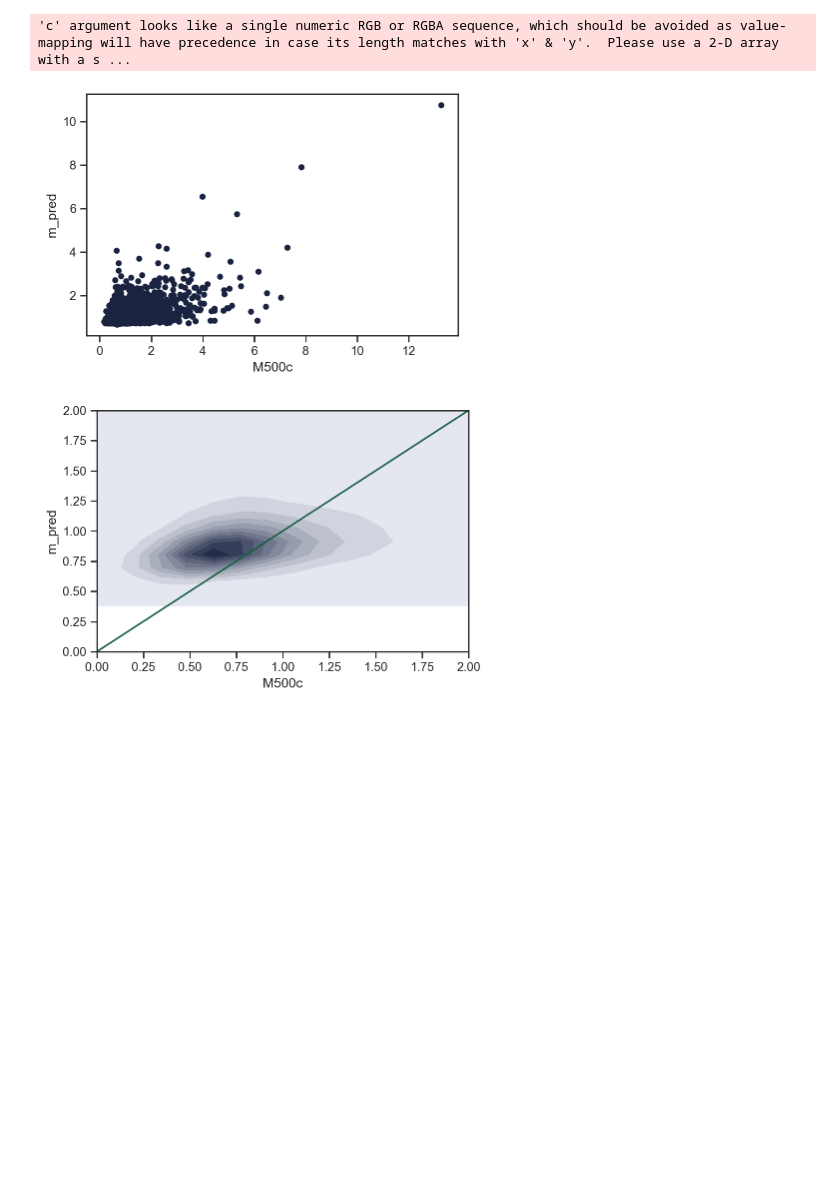
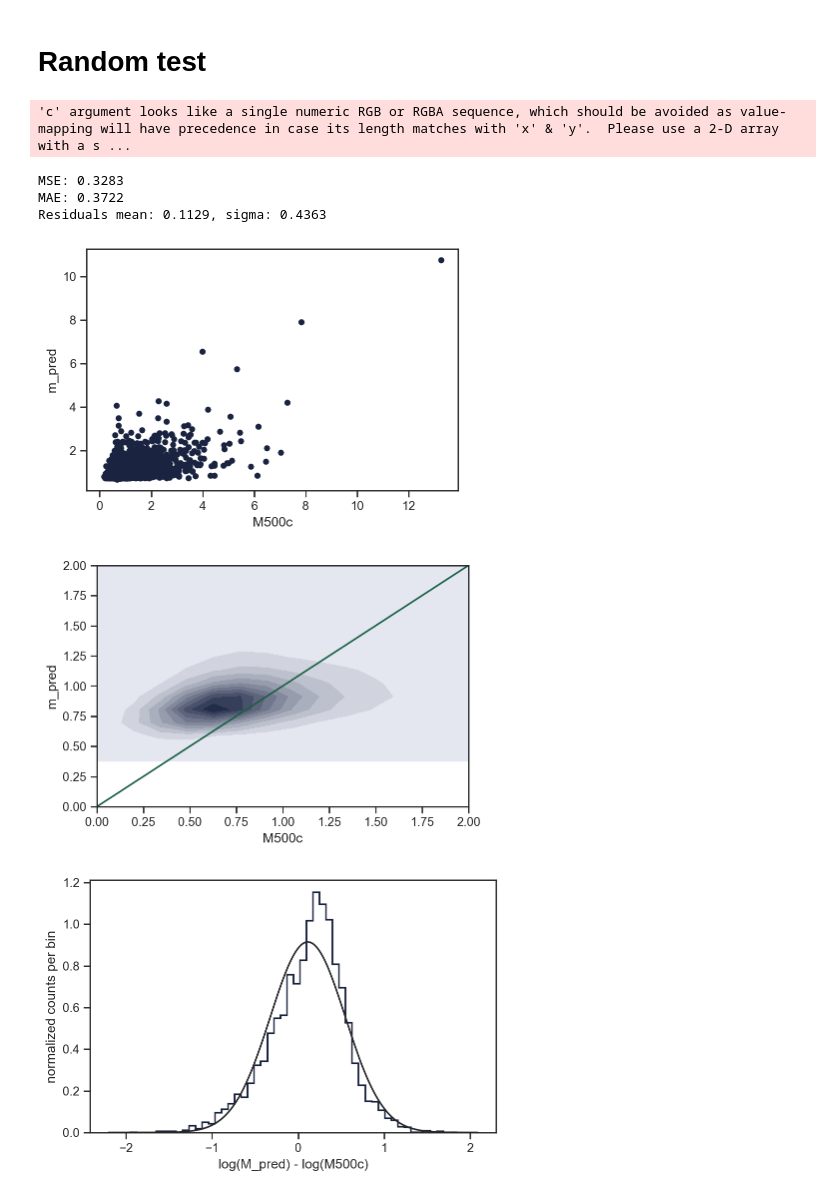
Before and after one commit to snakoneczny/cmb-lensing, a Jupyter notebook: results.ipynb, the cells around one changed output. Cells and saved outputs as stored; diff of their text form; code cells hidden in the pictures; blank space fills up the shorter version.

```diff
--- a/results.ipynb
+++ b/results.ipynb
@@ -19,12 +58,13 @@ sns.set_palette('cubehelix')
+# %% [markdown]
+# Random test
 # %%
-# Mass relevant test
 exp_output = pd.read_csv('predictions/2019-07-19_14:35:31_random_test.csv')
-evaluate(exp_output.loc[], mass_max=2)
+evaluate(exp_output, mass_max=2)
+# %% [output]
+'c' argument looks like a single numeric RGB or RGBA sequence, which should be avoided as value-mapping will have precedence in case its length matches with 'x' & 'y'.  Please use a 2-D array with a s ...
+MSE: 0.3283
+MAE: 0.3722
+Residuals mean: 0.1129, sigma: 0.4363
+[figure, added]
+[figure, added]
+[figure, added]
-# %%
-# Random test
-exp_output = pd.read_csv('predictions/2019-07-19_14:35:31_random_test.csv')
-evaluate(exp_output, mass_max=2)
-# %% [output]
-'c' argument looks like a single numeric RGB or RGBA sequence, which should be avoided as value-mapping will have precedence in case its length matches with 'x' & 'y'.  Please use a 2-D array with a s ...
-[figure, removed]
-[figure, removed]
```
Also changed, not shown: parts of 7 cells of this notebook, 5 other files.
